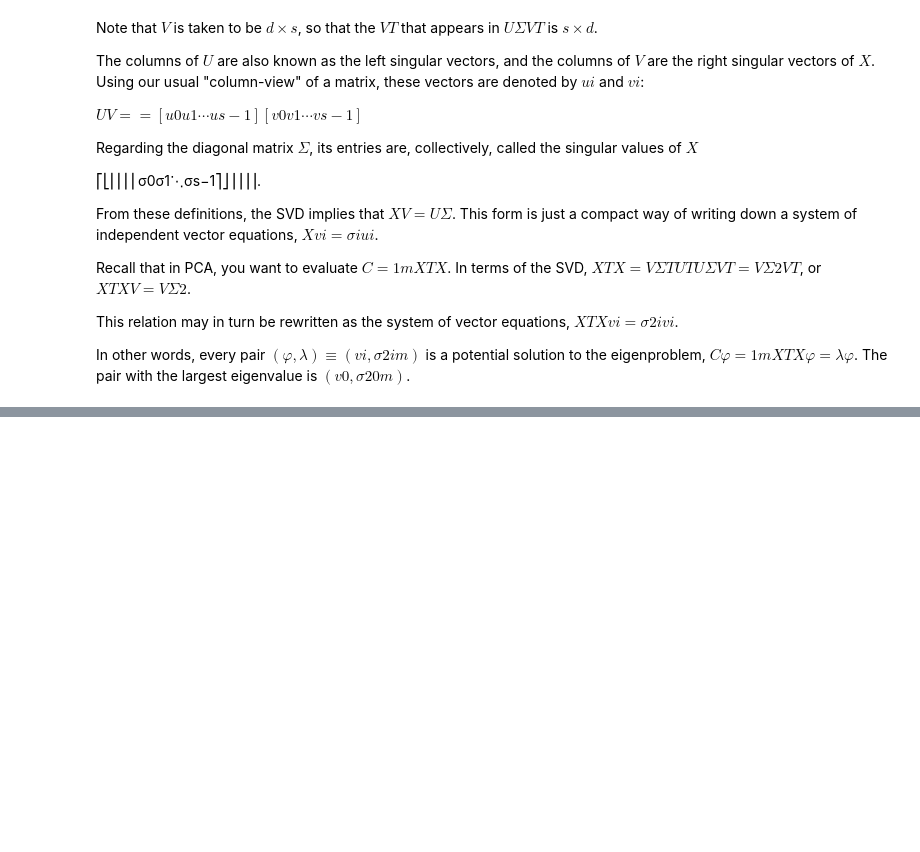
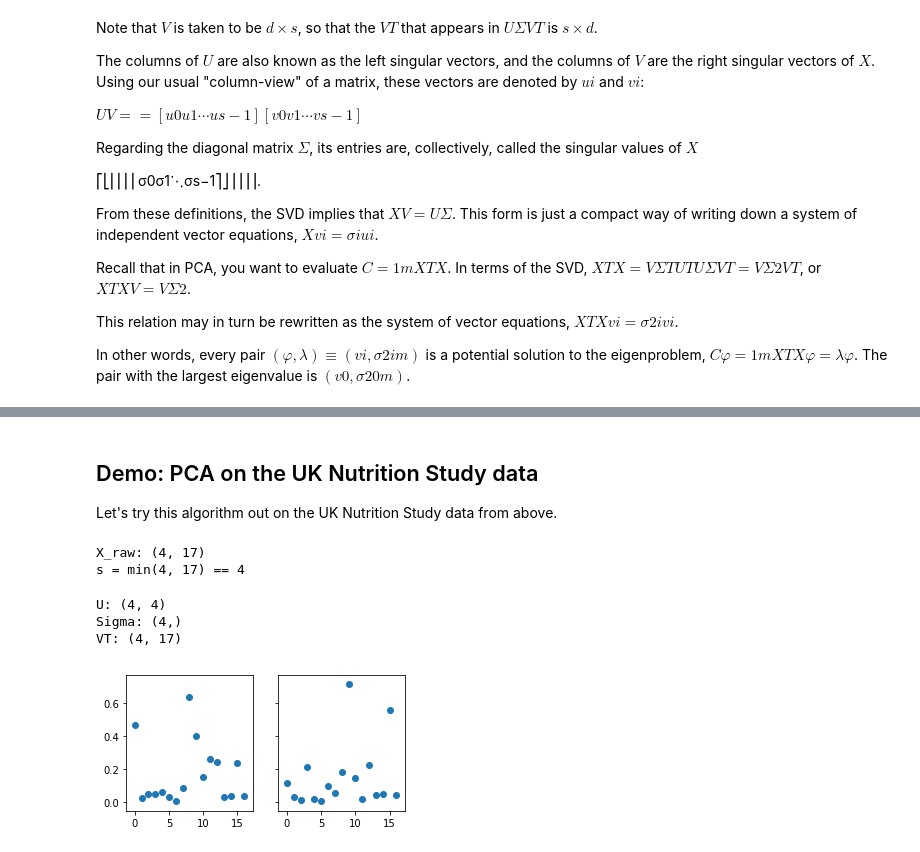
Before and after one commit to thetinahang/computing-data-analysis-review, a Jupyter notebook: Topic15/notebook15.ipynb, the cells around one changed output, grey strips where cells are left out. Drawn from its saved outputs; the diff is of its cells as text; code cells hidden in the pictures; blank space fills up the shorter version.

```diff
--- a/Topic15/notebook15.ipynb
+++ b/Topic15/notebook15.ipynb
@@ -228,0 +262,37 @@ In other words, every pair $(φ,λ)≡(vi,σ2im)$ is a potential solution to the
+# %% [markdown]
+## Demo: PCA on the UK Nutrition Study data
+Let's try this algorithm out on the UK Nutrition Study data from above.
+# %%
+countries = ['England', 'Northern Ireland', 'Scotland', 'Wales']
+products = df_uk['Product']
+X_raw = df_uk[countries].as_matrix().T
+print("X_raw:", X_raw.shape)
+
+s = min(X_raw.shape)
+print("s = min({}, {}) == {}".format(X_raw.shape[0], X_raw.shape[1], s))
+# %% [output]
+X_raw: (4, 17)
+s = min(4, 17) == 4
+# %%
+X = X_raw - np.mean(X_raw, axis=0)
+# %%
+U, Sigma, VT = np.linalg.svd(X, full_matrices=False) # What does the `full_matrices` flag do?
+print("U:", U.shape)
+print("Sigma:", Sigma.shape)
+print("VT:", VT.shape)
+# %% [output]
+U: (4, 4)
+Sigma: (4,)
+VT: (4, 17)
+# %%
+m, d = X.shape
+k_approx = 2
+assert k_approx <= s
+
+# Plot the components of the first k_approx=2 singular vectors
+fig, axs = plt.subplots(1, k_approx, sharex=True, sharey=True,
+                        figsize=(2.5*k_approx, 2.5))
+for k in range(k_approx):
+    axs[k].scatter(np.arange(max(m, d)), np.abs(VT[k, :].T))
+# %% [output]
+[figure, added]
```
Also changed, not shown: parts of 6 cells of this notebook.
